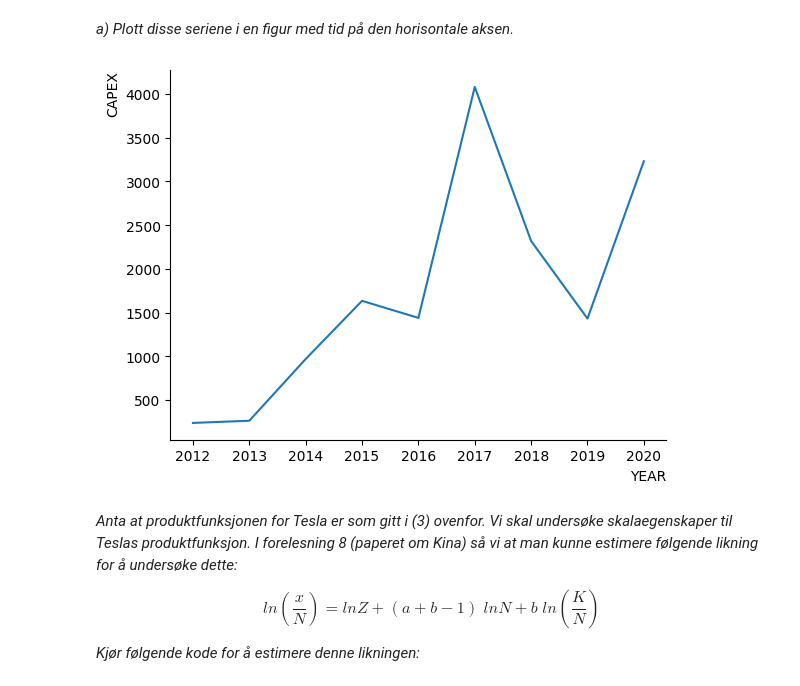
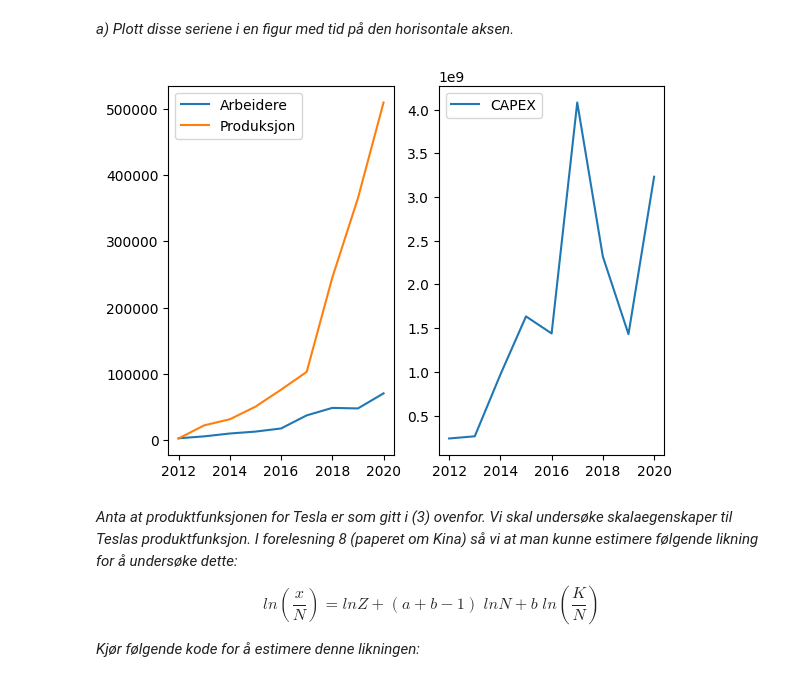
Before and after one commit to loopdiggaz/SOK-1006, a Jupyter notebook: forelesninger/notater forelesning 10.ipynb, the cells around one changed output. Saved outputs shown, nothing was run; the diff lists cells and outputs as text; code cells hidden in the pictures.

```diff
--- a/forelesninger/notater forelesning 10.ipynb
+++ b/forelesninger/notater forelesning 10.ipynb
@@ -424,17 +424,17 @@ df1
 # %%
 # skriv svaret ditt her
 
-fig, ax1 = plt.subplots()
-ax1.set_ylabel('CAPEX', loc='top')
-ax1.set_xlabel('YEAR', loc='right')
-ax1.spines['top'].set_color('none')
-ax1.spines['right'].set_color('none')
+fig, (ax1,ax2) = plt.subplots(1, 2)
+ax.spines['top'].set_color('none')
+ax.spines['right'].set_color('none')
 
-ax1.plot(df1['YEAR'],df1['CAPEX']/1000000);
-#ax.plot(df1['YEAR'],df1['Arbeidere'])
-#ax.plot(df1['YEAR'],df1['Produksjon'])
+ax2.plot(df1['YEAR'],df1['CAPEX'], label = 'CAPEX')
+ax1.plot(df1['YEAR'],df1['Arbeidere'], label = 'Arbeidere')
+ax1.plot(df1['YEAR'],df1['Produksjon'], label = 'Produksjon')
+ax1.legend(loc = 'best')
+ax2.legend(loc = 'best');
 # %% [output]
-[figure, old version]
+[figure, new version]
 # %% [markdown]
 *Anta at produktfunksjonen for Tesla er som gitt i (3) ovenfor. Vi skal undersøke skalaegenskaper til Teslas produktfunksjon. I forelesning 8 (paperet om Kina) så vi at man kunne estimere følgende likning for å undersøke dette:*
 
```
Also changed, not shown: parts of 8 cells of this notebook, 7 other files.
